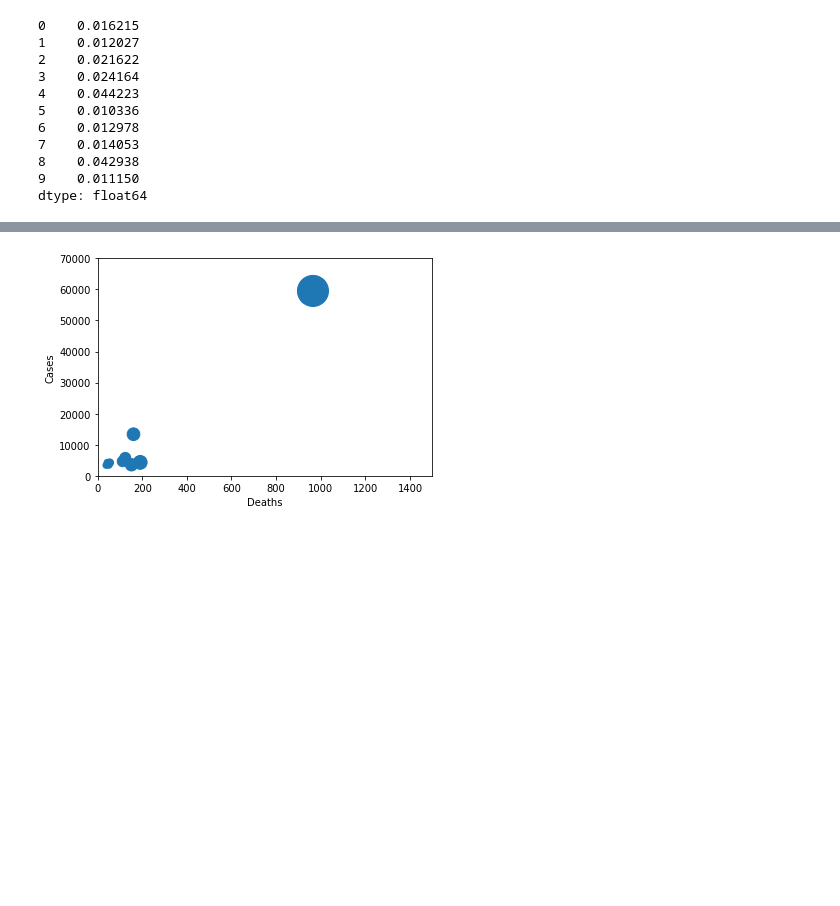
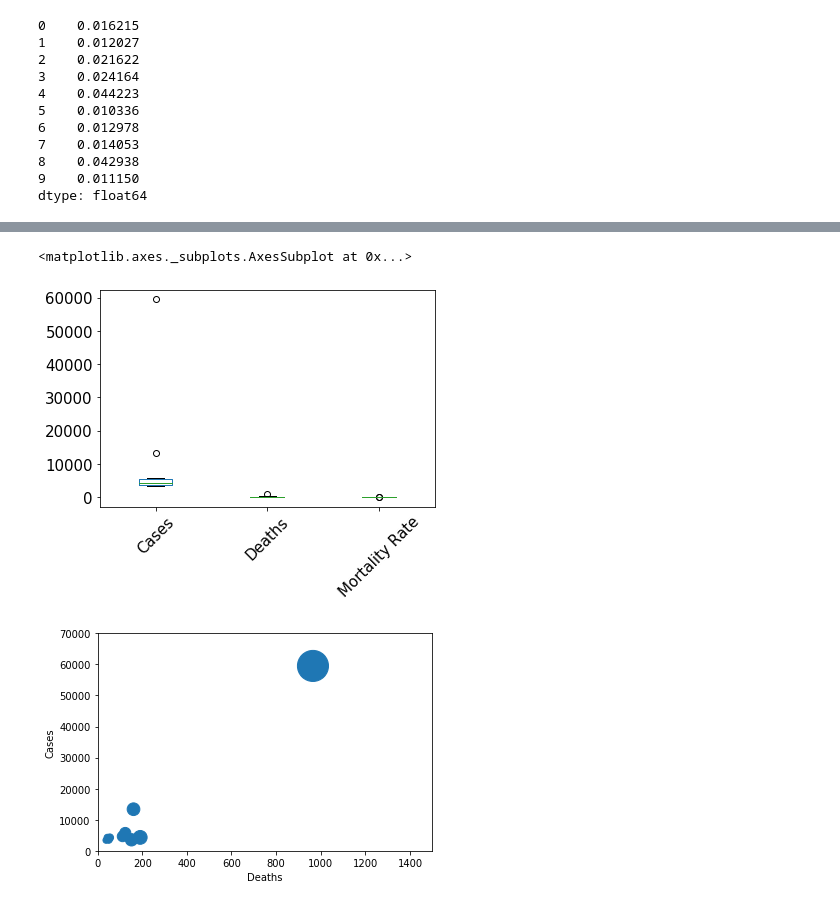
Before and after one commit to positivelyalli/COVID19_ETL_Project, a Jupyter notebook: state_measures.ipynb, the cells around one changed output, grey strips where cells are left out. Drawn from its saved outputs; the diff is of its cells as text; code cells hidden in the pictures; blank space fills up the shorter version.

```diff
--- a/state_measures.ipynb
+++ b/state_measures.ipynb
@@ -253,7 +263,7 @@ top_states_data
 | 8 | Louisiana | 3540 | 152 |
 | 9 | Pennsylvania | 3408 | 38 |
 # %%
-deathpercase = top_states_data['Deaths']/top_states_data['Cases']
+deathpercase = (top_states_data['Deaths']/top_states_data['Cases'])
 deathpercase
 # %% [output]
 0    0.016215
@@ -296,0 +280,9 @@ plt.savefig('Plots/ntemplat.png')
+# %%
+top_states_data2 = top_states_data
+
+top_states_data2['Mortality Rate'] =deathpercase
+
+# .format("{:.2%}")
+
+top_states_styled = top_states_data2.style.format({ 'Mortality Rate': '{:.2%}'})
+top_states_styled
@@ -297,3 +301,8 @@ plt.savefig('Plots/ntemplat.png')
+# %%
+top_states_data2.boxplot(grid=False, rot=45, fontsize=15)
+# %% [output]
+<matplotlib.axes._subplots.AxesSubplot at 0x...>
+[figure, added]
 # %%
 top_states_data.plot.scatter(x='Deaths',
                              y='Cases',
```
Also changed, not shown: parts of 18 cells of this notebook, 5 other files.
